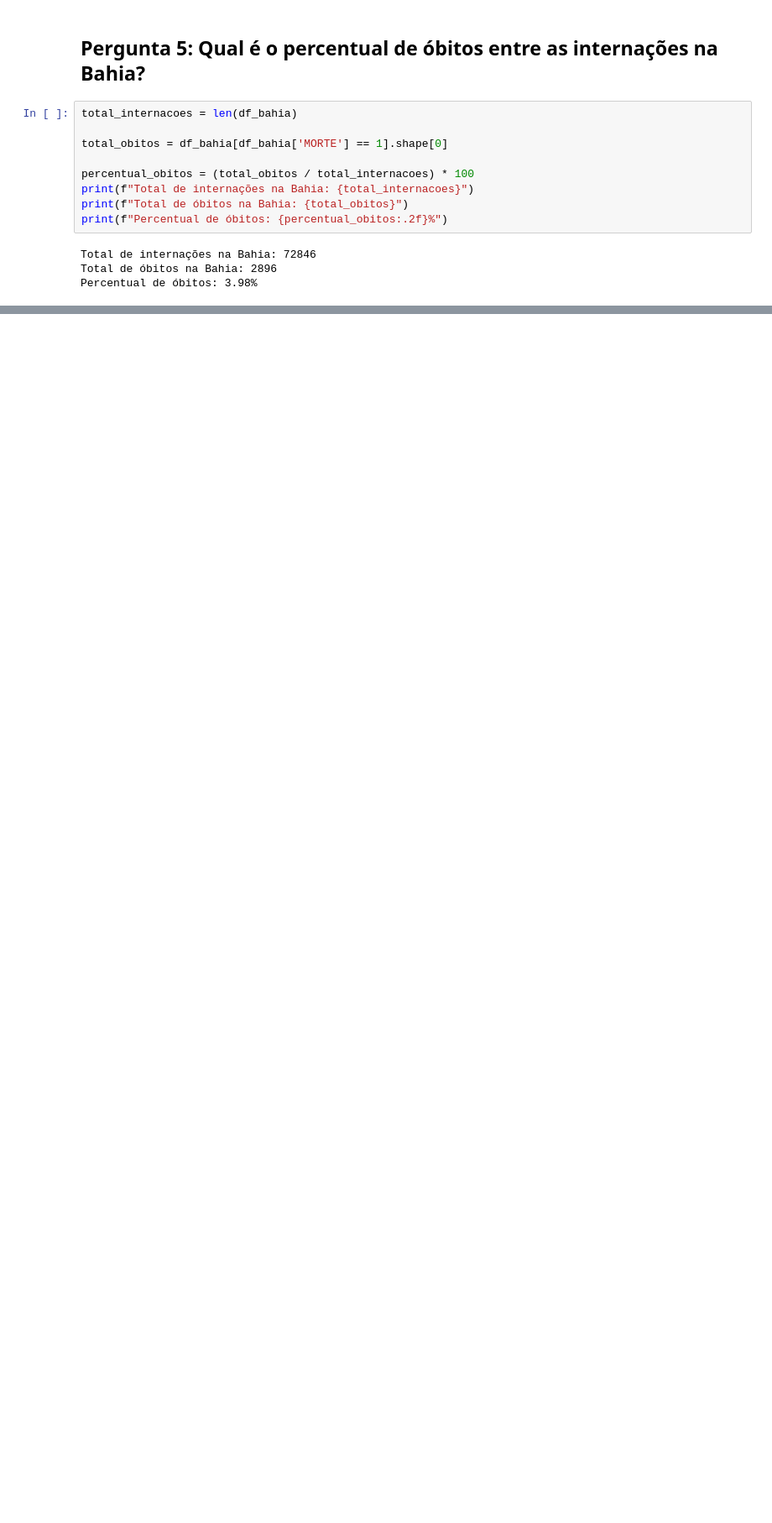
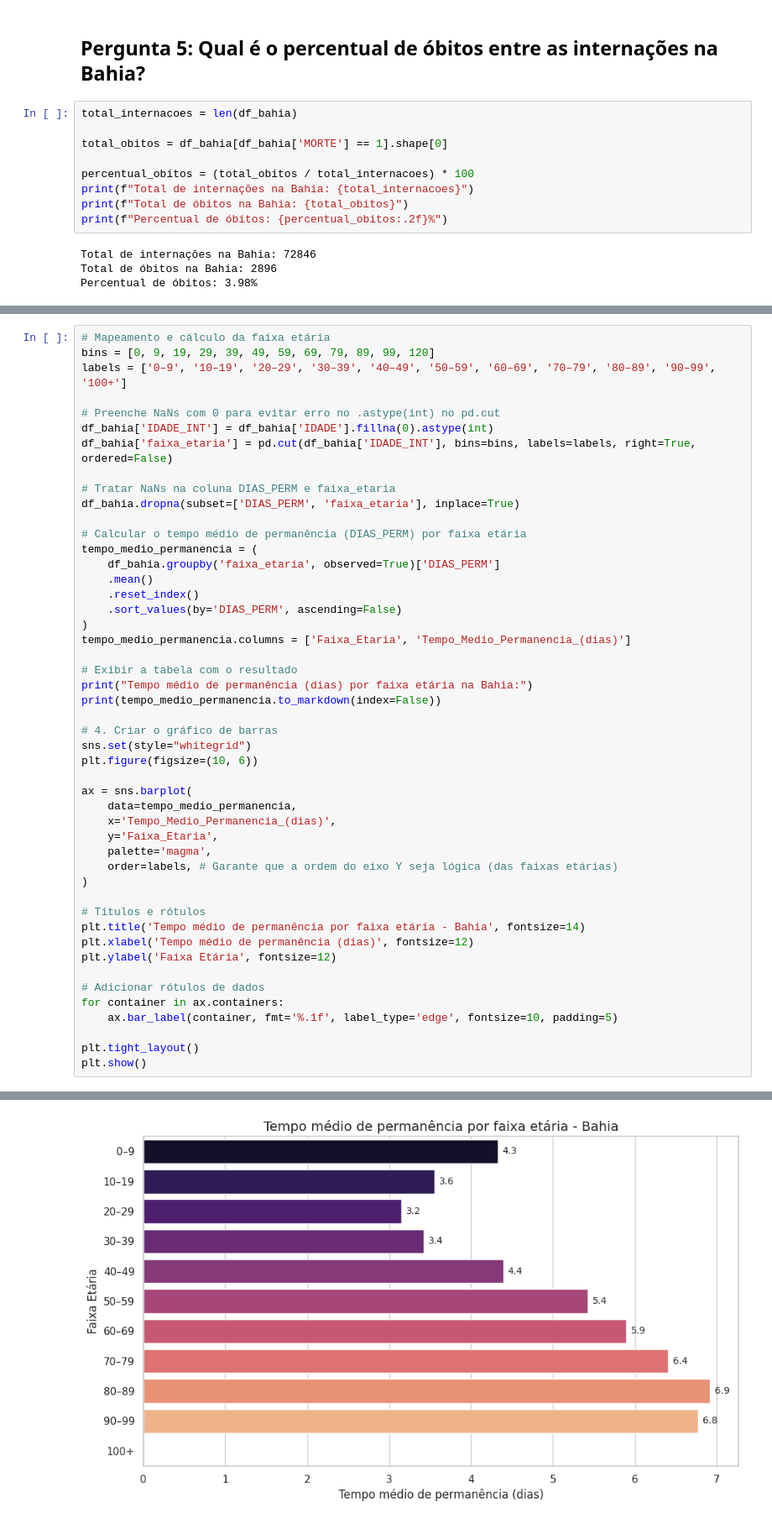
Before and after one commit to Maikoandre/DataSUS-Analysis, a Jupyter notebook: sia_analysis.ipynb, the cells around one changed output, grey strips where cells are left out. Shown at 84% size. Drawn from its saved outputs; the diff is of its cells as text; blank space fills up the shorter version.

```diff
--- a/sia_analysis.ipynb
+++ b/sia_analysis.ipynb
@@ -373,0 +463,49 @@ Percentual de óbitos: 3.98%
+# %%
+# Mapeamento e cálculo da faixa etária
+bins = [0, 9, 19, 29, 39, 49, 59, 69, 79, 89, 99, 120]
+labels = ['0–9', '10–19', '20–29', '30–39', '40–49', '50–59', '60–69', '70–79', '80–89', '90–99', '100+']
+
+# Preenche NaNs com 0 para evitar erro no .astype(int) no pd.cut
+df_bahia['IDADE_INT'] = df_bahia['IDADE'].fillna(0).astype(int)
+df_bahia['faixa_etaria'] = pd.cut(df_bahia['IDADE_INT'], bins=bins, labels=labels, right=True, ordered=False)
+
+# Tratar NaNs na coluna DIAS_PERM e faixa_etaria
+df_bahia.dropna(subset=['DIAS_PERM', 'faixa_etaria'], inplace=True)
+
+# Calcular o tempo médio de permanência (DIAS_PERM) por faixa etária
+tempo_medio_permanencia = (
+    df_bahia.groupby('faixa_etaria', observed=True)['DIAS_PERM']
+    .mean()
+    .reset_index()
+    .sort_values(by='DIAS_PERM', ascending=False)
+)
+tempo_medio_permanencia.columns = ['Faixa_Etaria', 'Tempo_Medio_Permanencia_(dias)']
+
+# Exibir a tabela com o resultado
+print("Tempo médio de permanência (dias) por faixa etária na Bahia:")
+print(tempo_medio_permanencia.to_markdown(index=False))
+
+# 4. Criar o gráfico de barras
+sns.set(style="whitegrid")
+plt.figure(figsize=(10, 6))
+
+ax = sns.barplot(
+    data=tempo_medio_permanencia,
+    x='Tempo_Medio_Permanencia_(dias)',
+    y='Faixa_Etaria',
+    palette='magma',
+    order=labels, # Garante que a ordem do eixo Y seja lógica (das faixas etárias)
+)
+
+# Títulos e rótulos
+plt.title('Tempo médio de permanência por faixa etária - Bahia', fontsize=14)
+plt.xlabel('Tempo médio de permanência (dias)', fontsize=12)
+plt.ylabel('Faixa Etária', fontsize=12)
+
+# Adicionar rótulos de dados
+for container in ax.containers:
+    ax.bar_label(container, fmt='%.1f', label_type='edge', fontsize=10, padding=5)
+
+plt.tight_layout()
+plt.show()
+# %% [output]
@@ -373,0 +525 @@ Percentual de óbitos: 3.98%
+[figure, added]
```
Also changed, not shown: parts of 21 cells of this notebook.
